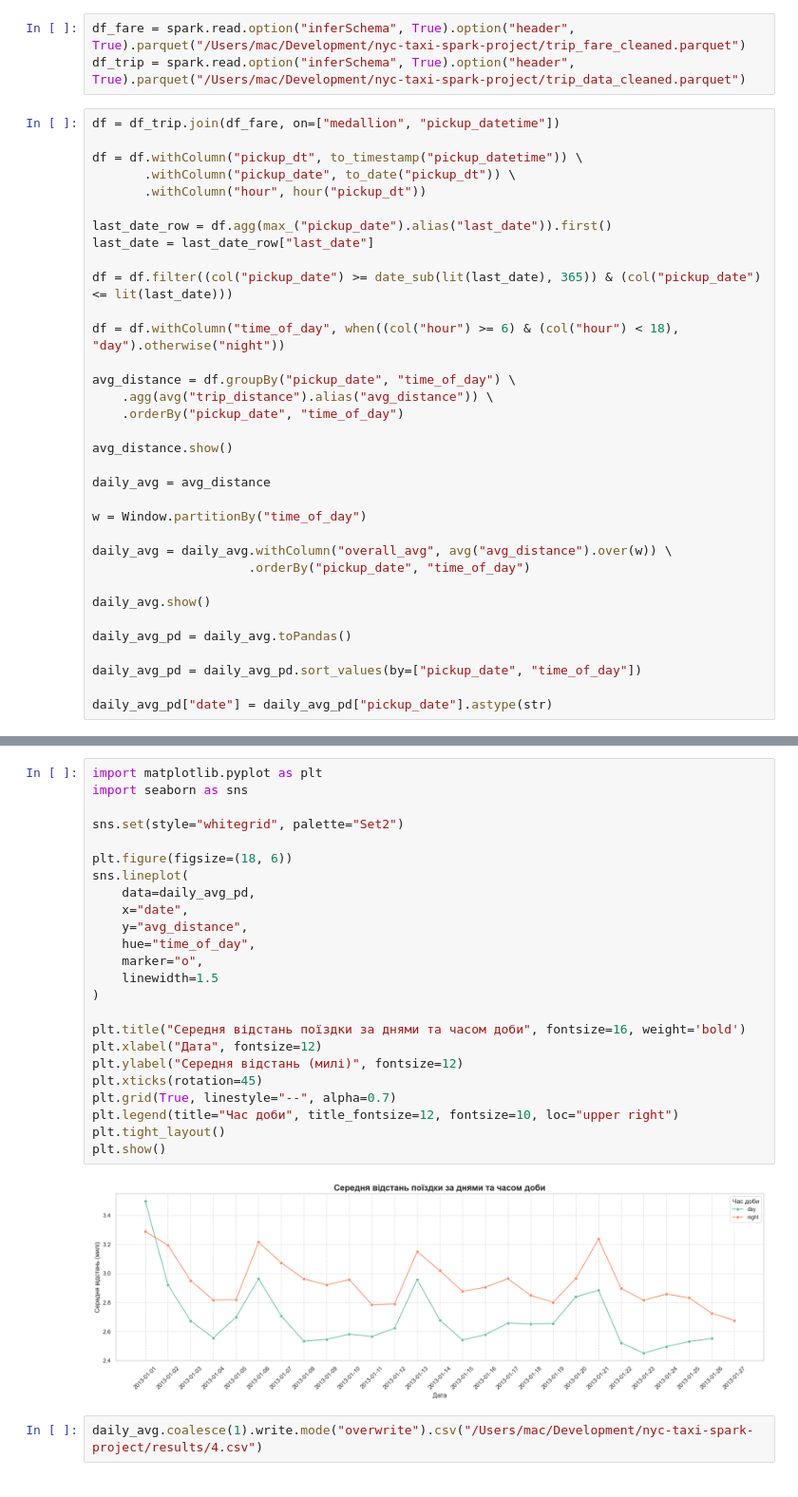
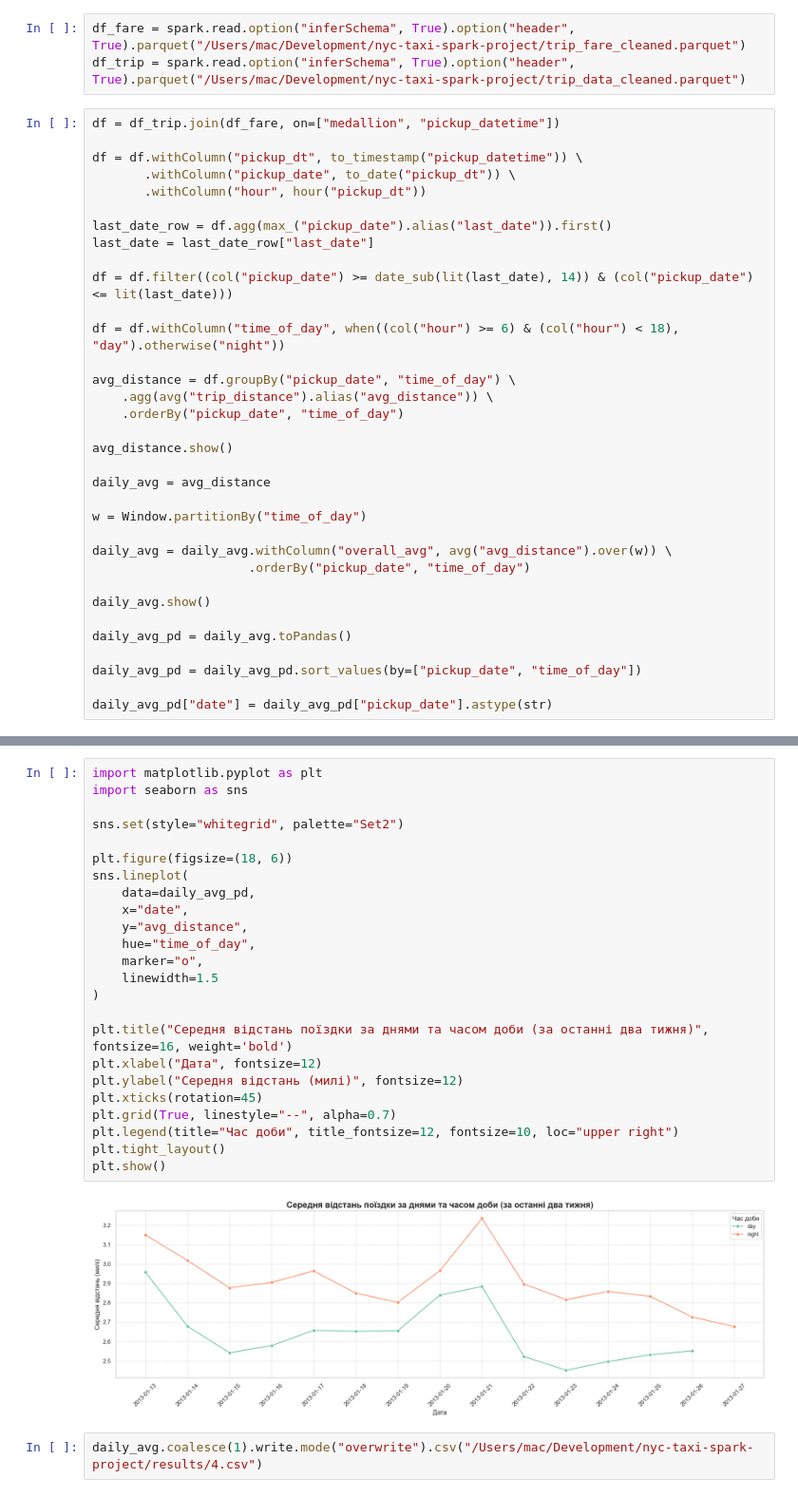
Before and after one commit to SeeenyaOhar/nyc-taxi-spark-project, a Jupyter notebook: arsenii/4.ipynb, the cells around one changed output, grey strips where cells are left out. Shown at 95% size. Saved outputs shown, nothing was run; the diff lists cells and outputs as text.

```diff
--- a/arsenii/4.ipynb
+++ b/arsenii/4.ipynb
@@ -23,7 +29,7 @@ df = df.withColumn("pickup_dt", to_timestamp("pickup_datetime")) \
 last_date_row = df.agg(max_("pickup_date").alias("last_date")).first()
 last_date = last_date_row["last_date"]
 
-df = df.filter((col("pickup_date") >= date_sub(lit(last_date), 365)) & (col("pickup_date") <= lit(last_date)))
+df = df.filter((col("pickup_date") >= date_sub(lit(last_date), 14)) & (col("pickup_date") <= lit(last_date)))
 
 df = df.withColumn("time_of_day", when((col("hour") >= 6) & (col("hour") < 18), "day").otherwise("night"))
 
@@ -85,28 +97,28 @@ only showing top 20 rows
 # %%
 import matplotlib.pyplot as plt
 import seaborn as sns
 
 sns.set(style="whitegrid", palette="Set2")
 
 plt.figure(figsize=(18, 6))
 sns.lineplot(
     data=daily_avg_pd,
     x="date",
     y="avg_distance",
     hue="time_of_day",
     marker="o",
     linewidth=1.5
 )
 
-plt.title("Середня відстань поїздки за днями та часом доби", fontsize=16, weight='bold')
+plt.title("Середня відстань поїздки за днями та часом доби (за останні два тижня)", fontsize=16, weight='bold')
 plt.xlabel("Дата", fontsize=12)
 plt.ylabel("Середня відстань (милі)", fontsize=12)
 plt.xticks(rotation=45)
 plt.grid(True, linestyle="--", alpha=0.7)
 plt.legend(title="Час доби", title_fontsize=12, fontsize=10, loc="upper right")
 plt.tight_layout()
 plt.show()
 # %% [output]
-[figure, old version]
+[figure, new version]
 # %%
 daily_avg.coalesce(1).write.mode("overwrite").csv("/Users/mac/Development/nyc-taxi-spark-project/results/4.csv")
```
Also changed, not shown: parts of 2 cells of this notebook.
